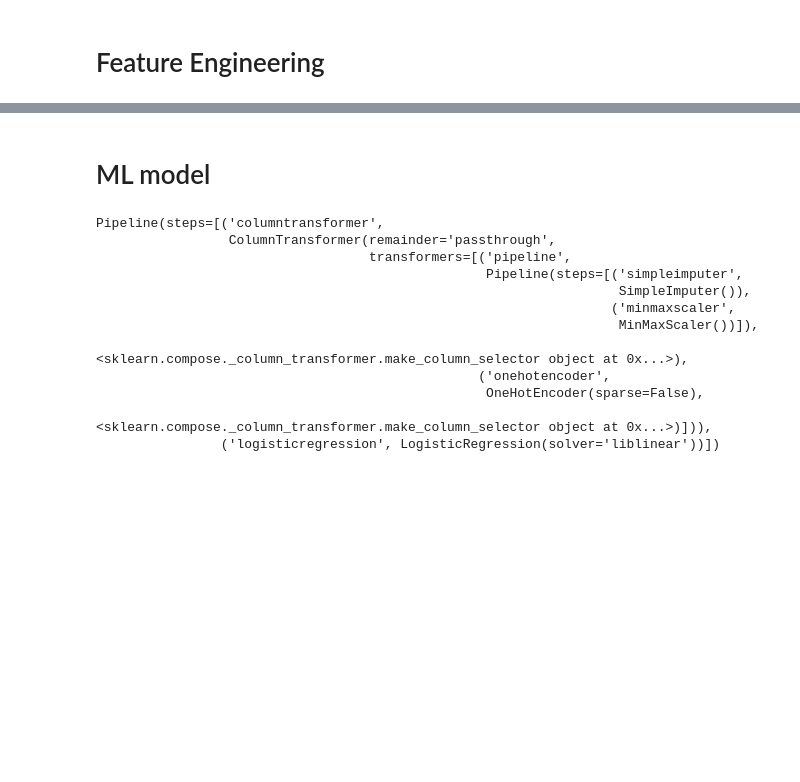
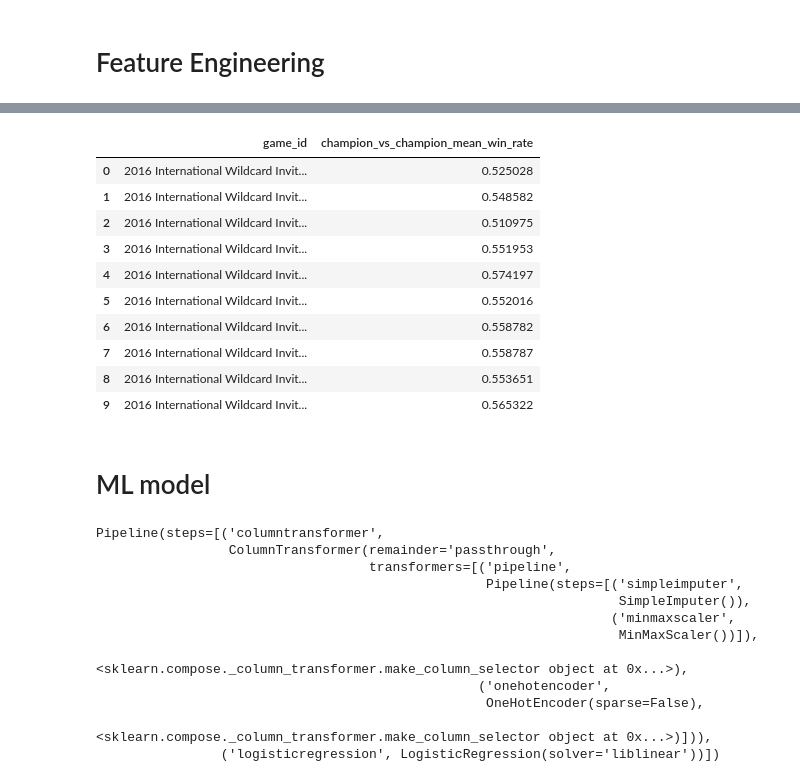
Before and after one commit to stephanyvargas/LoL_winner_predictor, a Jupyter notebook: notebooks/feature_engineer_Stephy.ipynb, the cells around one changed output, grey strips where cells are left out. Cells and saved outputs as stored; diff of their text form; code cells hidden in the pictures; blank space fills up the shorter version.

```diff
--- a/notebooks/feature_engineer_Stephy.ipynb
+++ b/notebooks/feature_engineer_Stephy.ipynb
@@ -156,3 +252,21 @@ float(rate_champion_vs_champion.loc[(12, 201, True)])
+# %%
+df_BLUE_mean_win_rate = df_BLUE_win_rate[['game_id', 0]].groupby('game_id').mean()
+df_BLUE_mean_win_rate.reset_index(level=0, inplace=True)
+df_BLUE_mean_win_rate['champion_vs_champion_mean_win_rate'] = df_BLUE_mean_win_rate[0]
+df_BLUE_mean_win_rate.drop(0, axis=1, inplace=True)
+df_BLUE_mean_win_rate.head(10)
+# %% [output]
+|  | game_id | champion_vs_champion_mean_win_rate |
+| 0 | 2016 International Wildcard Invit... | 0.525028 |
+| 1 | 2016 International Wildcard Invit... | 0.548582 |
+| 2 | 2016 International Wildcard Invit... | 0.510975 |
+| 3 | 2016 International Wildcard Invit... | 0.551953 |
+| 4 | 2016 International Wildcard Invit... | 0.574197 |
+| 5 | 2016 International Wildcard Invit... | 0.552016 |
+| 6 | 2016 International Wildcard Invit... | 0.558782 |
+| 7 | 2016 International Wildcard Invit... | 0.558787 |
+| 8 | 2016 International Wildcard Invit... | 0.553651 |
+| 9 | 2016 International Wildcard Invit... | 0.565322 |
 # %% [markdown]
 # ML model
 # %%
```
Also changed, not shown: parts of 36 cells of this notebook.
